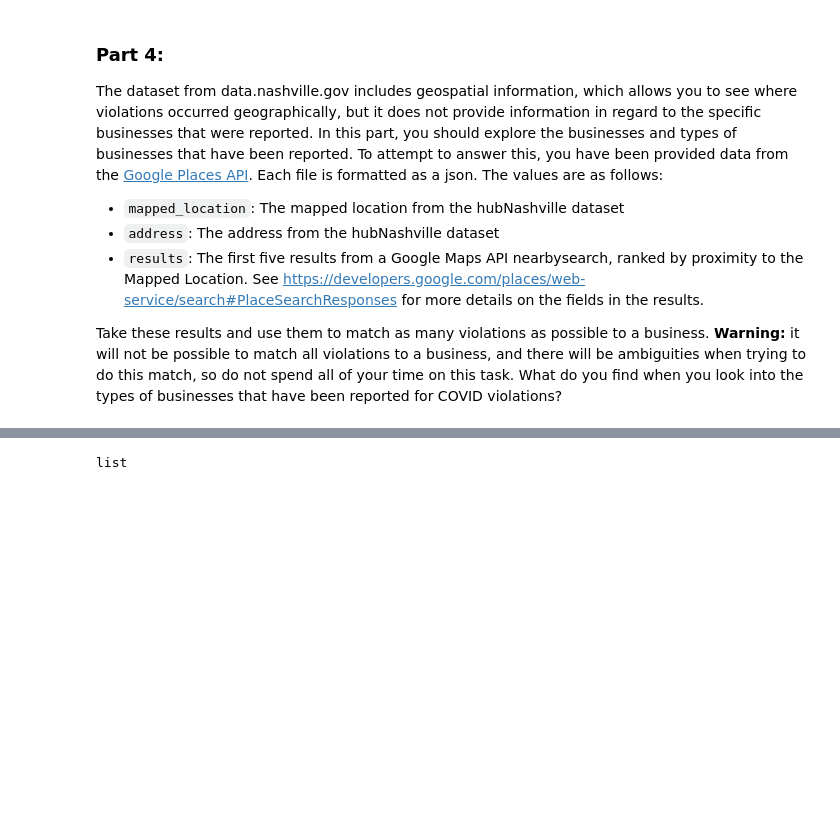
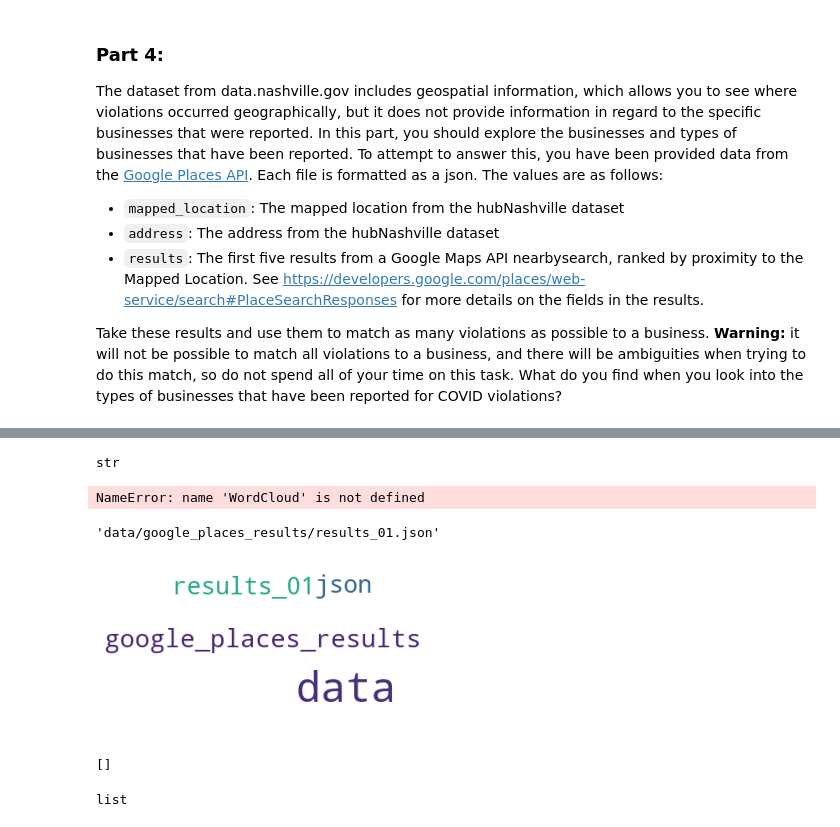
Before and after one commit to nss-data-science-cohort-4/dq4-covid-nashville-pam, a Jupyter notebook: Question 4.ipynb, the cells around one changed output, grey strips where cells are left out. Drawn from its saved outputs; the diff is of its cells as text; code cells hidden in the pictures; blank space fills up the shorter version.

```diff
--- a/Question 4.ipynb
+++ b/Question 4.ipynb
@@ -14,0 +50,2 @@ import glob
+# %%
+filename = 'data/google_places_results/results_01.json'
@@ -14,0 +56,2 @@ import glob
+# %%
+places = pd.read_json(filename)
@@ -14,0 +62,2 @@ import glob
+# %%
+test = places['results'].astype(str)
@@ -14,0 +88,21 @@ import glob
+# %%
+type(filename)
+# %% [output]
+str
+# %%
+#Generate wordcloud data
+wordcloud = WordCloud(stopwords=stopwords, max_words=25, \
+                      background_color="white").generate(test)
+# %% [output]
+NameError: name 'WordCloud' is not defined
+# %%
+filename
+# %% [output]
+'data/google_places_results/results_01.json'
+# %%
+import matplotlib.pyplot as mpLib
+mpLib.imshow(wordcloud)
+mpLib.axis("off")
+mpLib.show()
+# %% [output]
+[figure, added]
@@ -15,3 +124,7 @@ import glob
+# %%
+data
+# %% [output]
+[]
 # %%
 with open('data/google_places_results/results_01.json', "r") as fi:
     r1 = json.load(fi)
```
Also changed, not shown: parts of 18 cells of this notebook.
